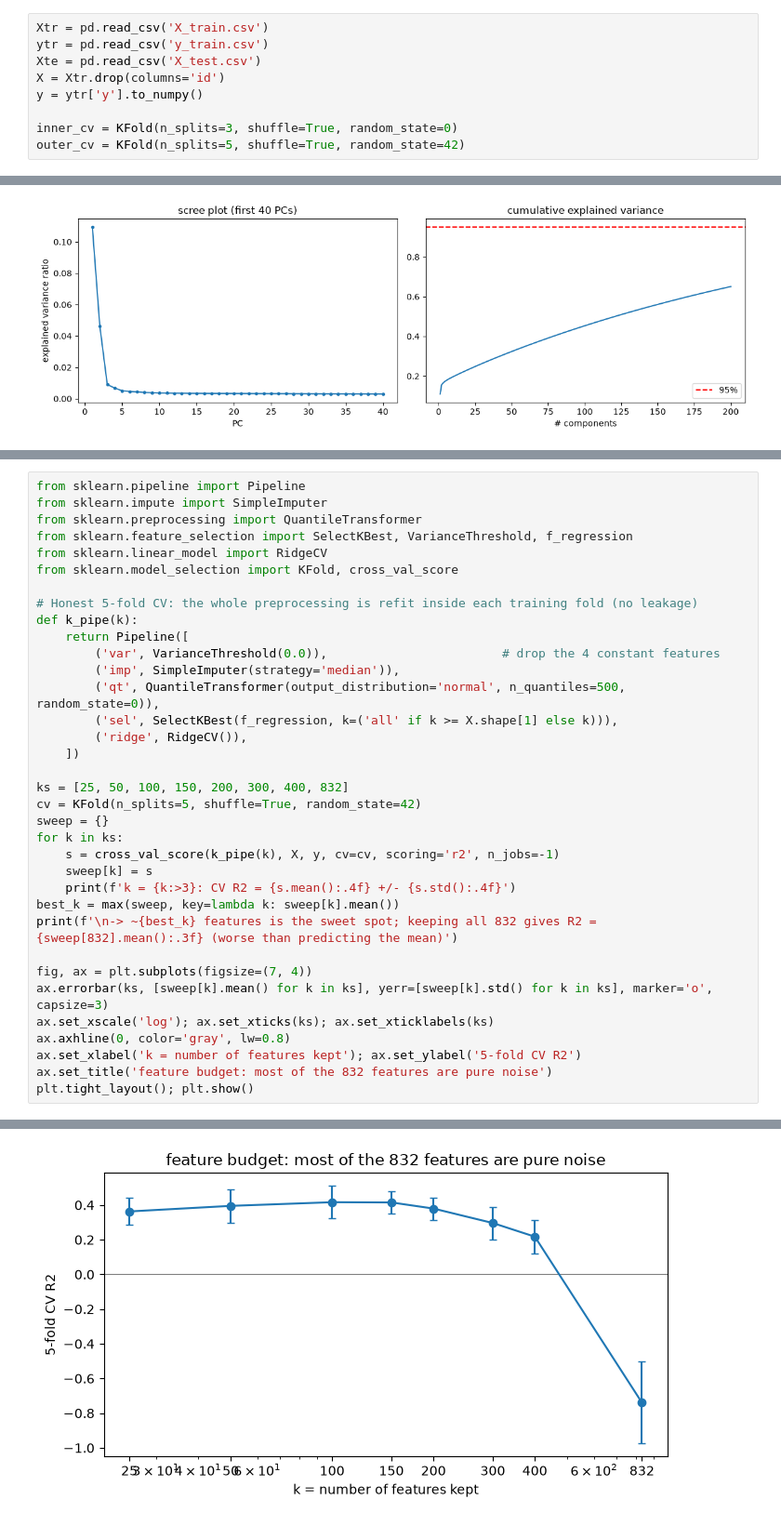
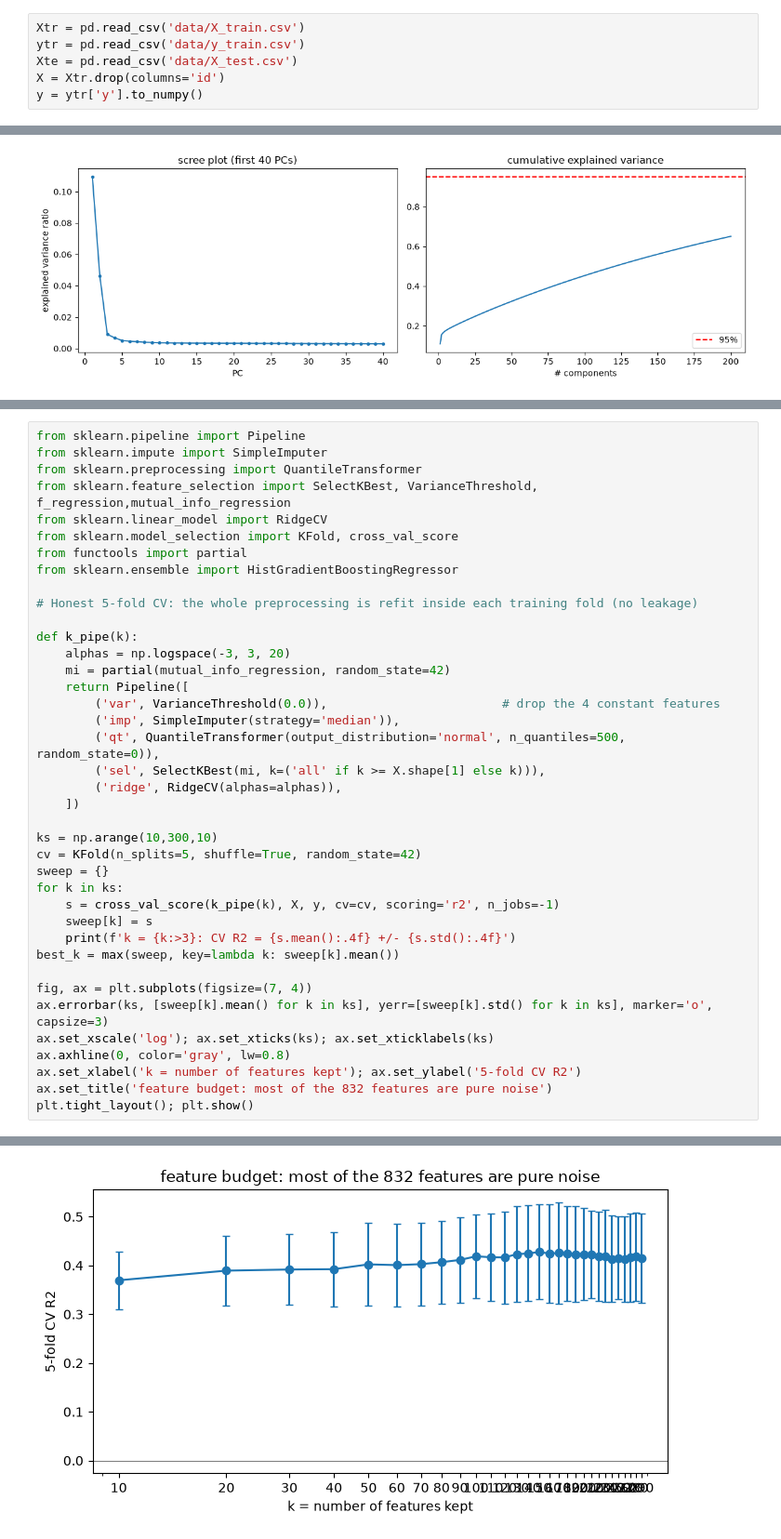
Before and after one commit to challandenathan/AGE_BRAIN_MRI, a Jupyter notebook: main_nathan.ipynb, the cells around one changed output, grey strips where cells are left out. Shown at 93% size. Cells and saved outputs as stored; diff of their text form.

```diff
--- a/preprocessing.ipynb
+++ b/main_nathan.ipynb
@@ -1,12 +4,9 @@
 # %%
-Xtr = pd.read_csv('X_train.csv')
-ytr = pd.read_csv('y_train.csv')
-Xte = pd.read_csv('X_test.csv')
+Xtr = pd.read_csv('data/X_train.csv')
+ytr = pd.read_csv('data/y_train.csv')
+Xte = pd.read_csv('data/X_test.csv')
 X = Xtr.drop(columns='id')
 y = ytr['y'].to_numpy()
-
-inner_cv = KFold(n_splits=3, shuffle=True, random_state=0)
-outer_cv = KFold(n_splits=5, shuffle=True, random_state=42)
 # %% [markdown]
 ## 1. Data exploration — know the data before modeling
 
@@ -398,21 +336,26 @@ fig_scree.show()
 from sklearn.pipeline import Pipeline
 from sklearn.impute import SimpleImputer
 from sklearn.preprocessing import QuantileTransformer
-from sklearn.feature_selection import SelectKBest, VarianceThreshold, f_regression
+from sklearn.feature_selection import SelectKBest, VarianceThreshold, f_regression,mutual_info_regression
 from sklearn.linear_model import RidgeCV
 from sklearn.model_selection import KFold, cross_val_score
+from functools import partial
+from sklearn.ensemble import HistGradientBoostingRegressor
 
 # Honest 5-fold CV: the whole preprocessing is refit inside each training fold (no leakage)
+
 def k_pipe(k):
+    alphas = np.logspace(-3, 3, 20)
+    mi = partial(mutual_info_regression, random_state=42)
     return Pipeline([
         ('var', VarianceThreshold(0.0)),                        # drop the 4 constant features
         ('imp', SimpleImputer(strategy='median')),
         ('qt', QuantileTransformer(output_distribution='normal', n_quantiles=500, random_state=0)),
-        ('sel', SelectKBest(f_regression, k=('all' if k >= X.shape[1] else k))),
-        ('ridge', RidgeCV()),
+        ('sel', SelectKBest(mi, k=('all' if k >= X.shape[1] else k))),
+        ('ridge', RidgeCV(alphas=alphas)),
     ])
 
-ks = [25, 50, 100, 150, 200, 300, 400, 832]
+ks = np.arange(10,300,10)
 cv = KFold(n_splits=5, shuffle=True, random_state=42)
 sweep = {}
 for k in ks:
@@ -420,7 +363,6 @@ for k in ks:
     sweep[k] = s
     print(f'k = {k:>3}: CV R2 = {s.mean():.4f} +/- {s.std():.4f}')
 best_k = max(sweep, key=lambda k: sweep[k].mean())
-print(f'\n-> ~{best_k} features is the sweet spot; keeping all 832 gives R2 = {sweep[832].mean():.3f} (worse than predicting the mean)')
 
 fig, ax = plt.subplots(figsize=(7, 4))
 ax.errorbar(ks, [sweep[k].mean() for k in ks], yerr=[sweep[k].std() for k in ks], marker='o', capsize=3)
@@ -443 +392 @@ k = 832: CV R2 = -0.7393 +/- 0.2362
-[figure, old version]
+[figure, new version]
```
Also changed, not shown: parts of 11 cells of this notebook, 23 other files.
